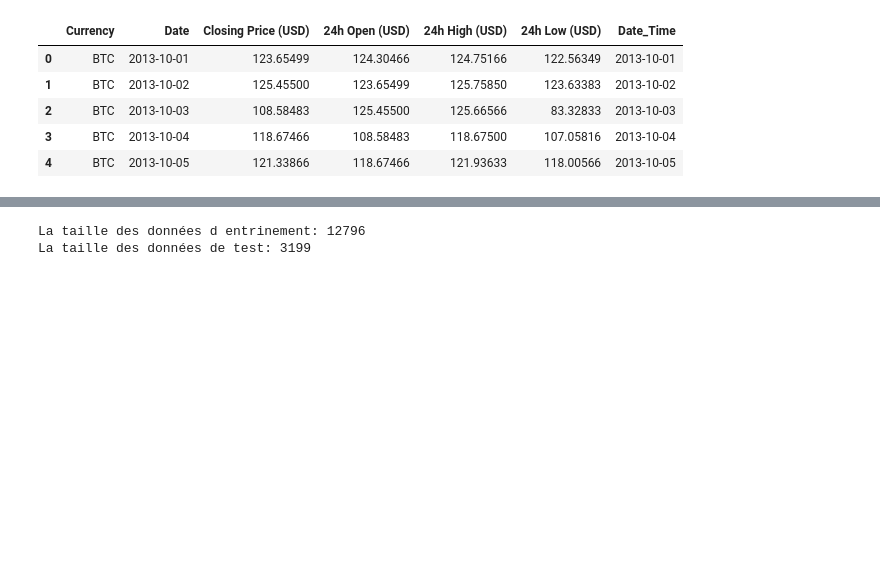
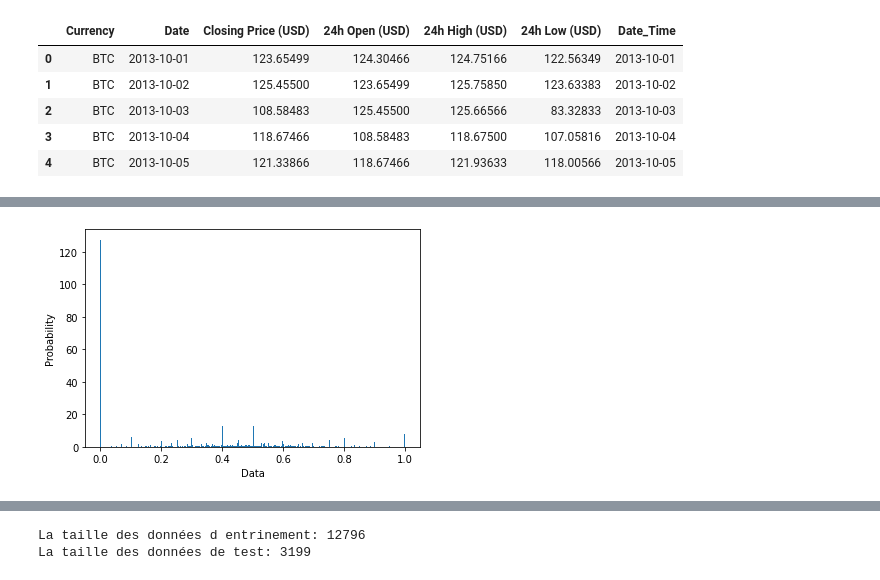
Before and after one commit to abhinao007/Code-tensorflow, a Jupyter notebook: ML_project_1.ipynb, the cells around one changed output, grey strips where cells are left out. Saved outputs shown, nothing was run; the diff lists cells and outputs as text; code cells hidden in the pictures; blank space fills up the shorter version.

```diff
--- a/ML_project_1.ipynb
+++ b/ML_project_1.ipynb
@@ -154,0 +215,13 @@ df_j = pd.merge(df, df_btc, how='left', on = 'Date_Time')
+# %%
+import matplotlib.pyplot as plt
+import numpy as np
+%matplotlib inline
+
+np.random.seed(42)
+x = np.random.normal(size=1000)
+
+plt.hist(df_j['Subjectivity'], density=True, bins=300)  # density=False would make counts
+plt.ylabel('Probability')
+plt.xlabel('Data');
+# %% [output]
+[figure, added]
```
Also changed, not shown: parts of 9 cells of this notebook.
